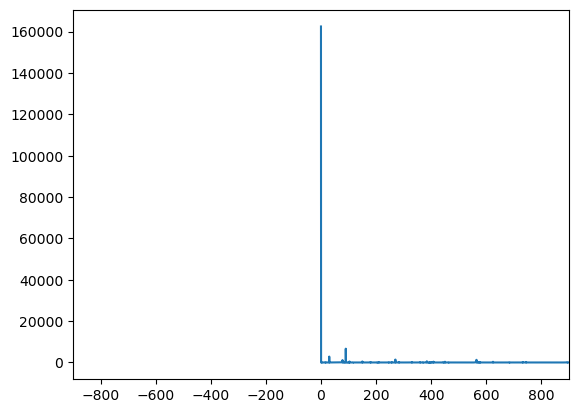
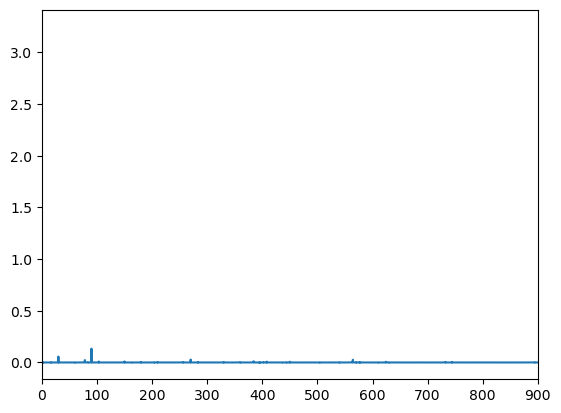
The notebook cell's code change between the first figure and the second:
--- before
+++ after
@@ -1,3 +1,3 @@
-x, freq = get_fft_data(data_sample['CH1'], 10000)
-plt.xlim(-900, 900)
-plt.plot(x, freq)
+freq, mag = get_fft_data(data_sample['CH1'], 10000)
+plt.xlim(0, 900)
+plt.plot(freq, mag)

Commit: added frequency domain features